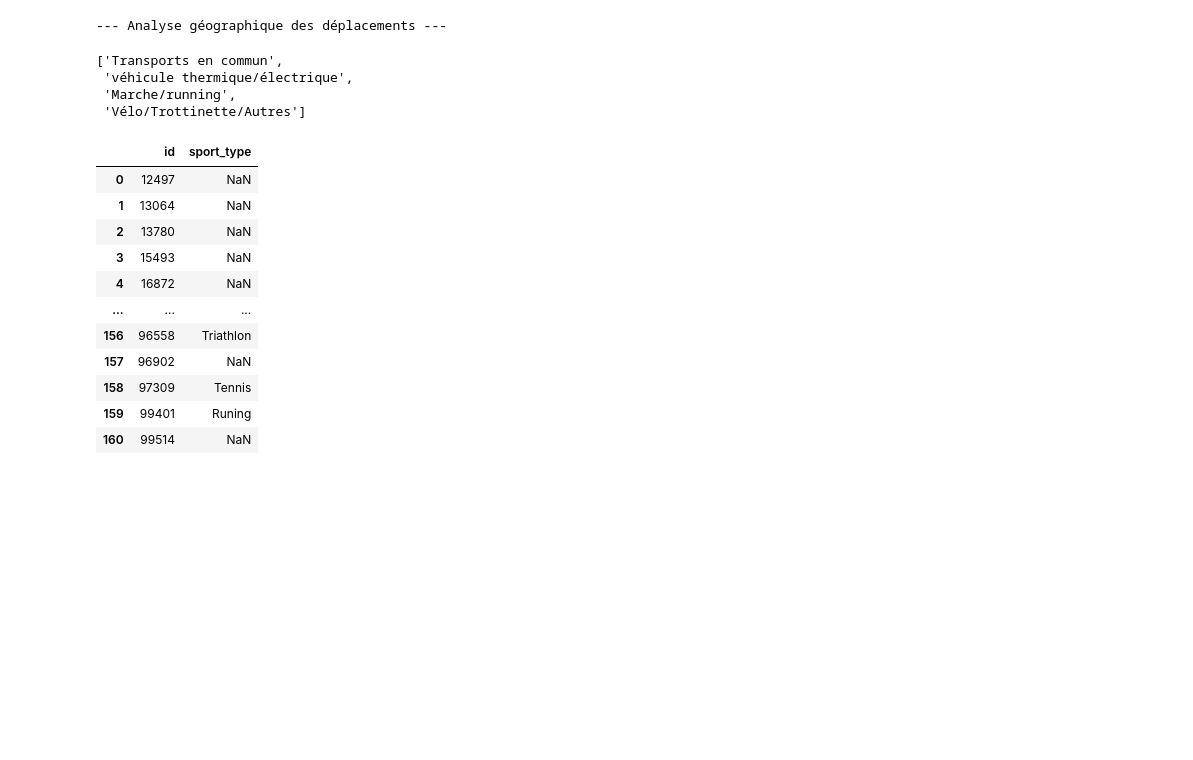
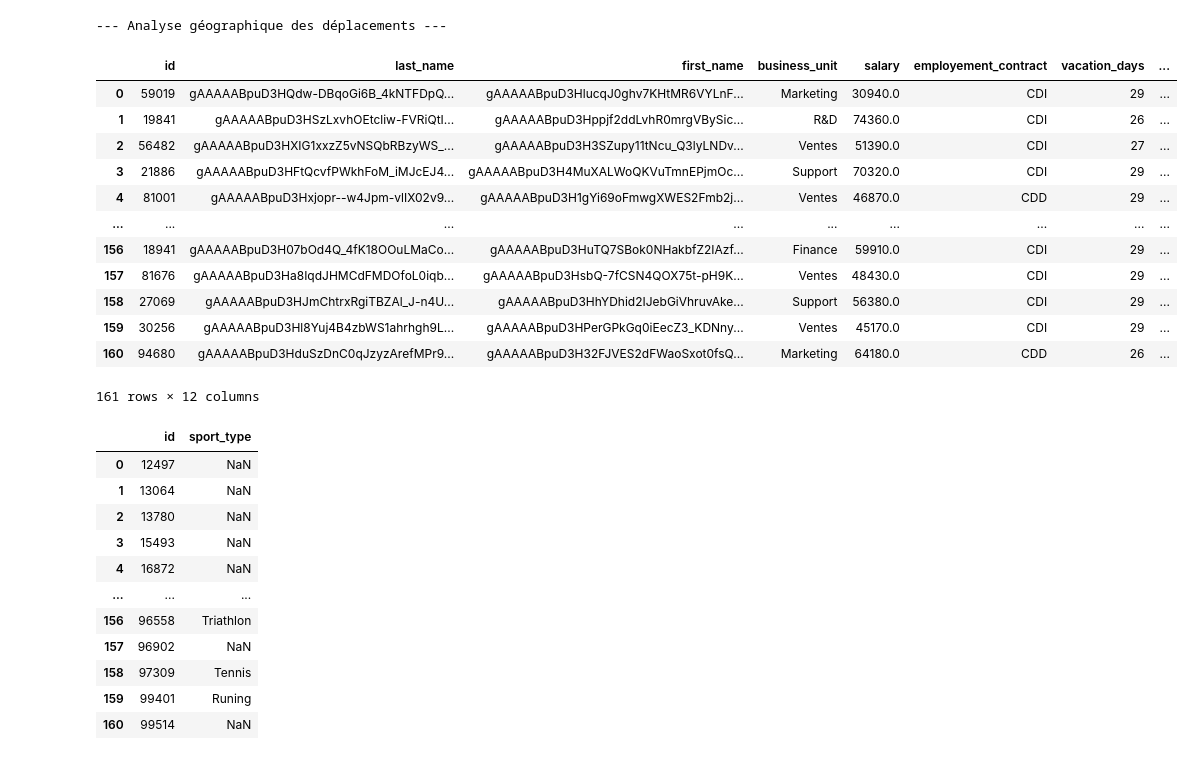
Before and after one commit to day811/OCDE-P12, a Jupyter notebook: notebooks/explore.ipynb, the cells around one changed output. Cells and saved outputs as stored; diff of their text form; code cells hidden in the pictures; blank space fills up the shorter version.

```diff
--- a/notebooks/explore.ipynb
+++ b/notebooks/explore.ipynb
@@ -84,11 +82,20 @@ dup = df_rh.duplicated("transport_mode")
 # %%
-dup_tm = df_rh[~dup]["transport_mode"].to_list()
-dup_tm
+hr_proc = pd.read_parquet("../kestra/tmp/hr_processed.parquet")
+hr_proc
 # %% [output]
+|  | id | last_name | first_name | business_unit | salary | employement_contract | vacation_days | ... |
+| 0 | 59019 | gAAAAABpuD3HQdw-DBqoGi6B_4kNTFDpQ... | gAAAAABpuD3HlucqJ0ghv7KHtMR6VYLnF... | Marketing | 30940.0 | CDI | 29 | ... |
+| 1 | 19841 | gAAAAABpuD3HSzLxvhOEtcliw-FVRiQtI... | gAAAAABpuD3Hppjf2ddLvhR0mrgVBySic... | R&D | 74360.0 | CDI | 26 | ... |
+| 2 | 56482 | gAAAAABpuD3HXIG1xxzZ5vNSQbRBzyWS_... | gAAAAABpuD3H3SZupy11tNcu_Q3lyLNDv... | Ventes | 51390.0 | CDI | 27 | ... |
+| 3 | 21886 | gAAAAABpuD3HFtQcvfPWkhFoM_iMJcEJ4... | gAAAAABpuD3H4MuXALWoQKVuTmnEPjmOc... | Support | 70320.0 | CDI | 29 | ... |
+| 4 | 81001 | gAAAAABpuD3Hxjopr--w4Jpm-vlIX02v9... | gAAAAABpuD3H1gYi69oFmwgXWES2Fmb2j... | Ventes | 46870.0 | CDD | 29 | ... |
+| ... | ... | ... | ... | ... | ... | ... | ... | ... |
+| 156 | 18941 | gAAAAABpuD3H07bOd4Q_4fK18OOuLMaCo... | gAAAAABpuD3HuTQ7SBok0NHakbfZ2IAzf... | Finance | 59910.0 | CDI | 29 | ... |
+| 157 | 81676 | gAAAAABpuD3Ha8IqdJHMCdFMDOfoL0iqb... | gAAAAABpuD3HsbQ-7fCSN4QOX75t-pH9K... | Ventes | 48430.0 | CDI | 29 | ... |
+| 158 | 27069 | gAAAAABpuD3HJmChtrxRgiTBZAl_J-n4U... | gAAAAABpuD3HhYDhid2IJebGiVhruvAke... | Support | 56380.0 | CDI | 29 | ... |
+| 159 | 30256 | gAAAAABpuD3Hl8Yuj4B4zbWS1ahrhgh9L... | gAAAAABpuD3HPerGPkGq0iEecZ3_KDNny... | Ventes | 45170.0 | CDI | 29 | ... |
+| 160 | 94680 | gAAAAABpuD3HduSzDnC0qJzyzArefMPr9... | gAAAAABpuD3H32FJVES2dFWaoSxot0fsQ... | Marketing | 64180.0 | CDD | 26 | ... |
-['Transports en commun',
- 'véhicule thermique/électrique',
- 'Marche/running',
- 'Vélo/Trottinette/Autres']
+161 rows × 12 columns
 # %%
 #df_sport = pd.read_excel("../sources/Fusion.xlsx", sheet_name= "Feuille2", names=['id',"sport_type"])
 df_sport = pd.read_excel("../sources/Fusion.xlsx", sheet_name= "Feuille2", names=['id',"sport_type"])
```
Also changed, not shown: parts of 4 cells of this notebook.
